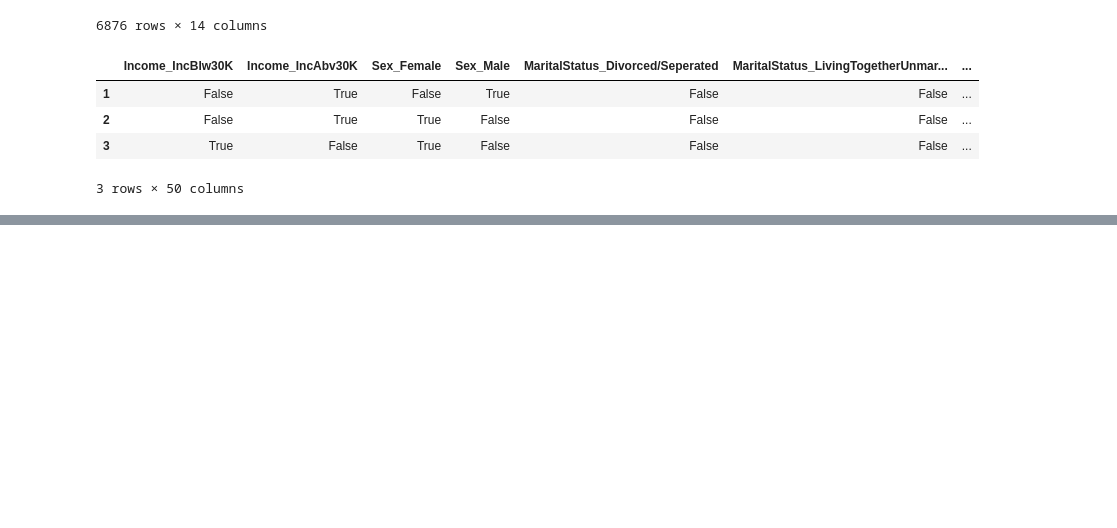
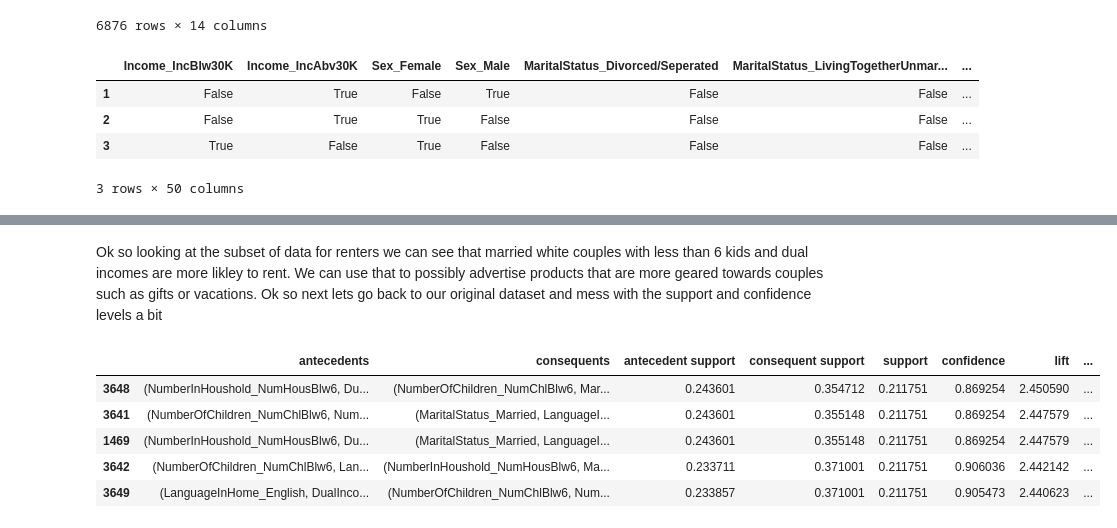
Before and after one commit to TanveerBariana/CSUS-Machine-Learning-for-Business, a Jupyter notebook: TanveerBariana_marketing.ipynb, the cells around one changed output, grey strips where cells are left out. Saved outputs shown, nothing was run; the diff lists cells and outputs as text; code cells hidden in the pictures; blank space fills up the shorter version.

```diff
--- a/TanveerBariana_marketing.ipynb
+++ b/TanveerBariana_marketing.ipynb
@@ -133,0 +202,14 @@ rules.sort_values(by=['lift'], ascending=False).head(6)
+# %% [markdown]
+Ok so looking at the subset of data for renters we can see that married white couples with less than 6 kids and dual incomes are more likley to rent. We can use that to possibly advertise products that are more geared towards couples such as gifts or vacations. Ok so next lets go back to our original dataset and mess with the support and confidence levels a bit
+# %%
+itemsets = apriori(market_df_Dummied, min_support=0.2, use_colnames=True)
+rules = association_rules(itemsets, metric='confidence', min_threshold=0.8)
+rules_sorted= rules.sort_values(by=['lift'], ascending=False)
+rules_sorted.head(5)
+# %% [output]
+|  | antecedents | consequents | antecedent support | consequent support | support | confidence | lift | ... |
+| 3648 | (NumberInHoushold_NumHousBlw6, Du... | (NumberOfChildren_NumChlBlw6, Mar... | 0.243601 | 0.354712 | 0.211751 | 0.869254 | 2.450590 | ... |
+| 3641 | (NumberOfChildren_NumChlBlw6, Num... | (MaritalStatus_Married, LanguageI... | 0.243601 | 0.355148 | 0.211751 | 0.869254 | 2.447579 | ... |
+| 1469 | (NumberInHoushold_NumHousBlw6, Du... | (MaritalStatus_Married, LanguageI... | 0.243601 | 0.355148 | 0.211751 | 0.869254 | 2.447579 | ... |
+| 3642 | (NumberOfChildren_NumChlBlw6, Lan... | (NumberInHoushold_NumHousBlw6, Ma... | 0.233711 | 0.371001 | 0.211751 | 0.906036 | 2.442142 | ... |
+| 3649 | (LanguageInHome_English, DualInco... | (NumberOfChildren_NumChlBlw6, Num... | 0.233857 | 0.371001 | 0.211751 | 0.905473 | 2.440623 | ... |
```
Also changed, not shown: parts of 12 cells of this notebook.
